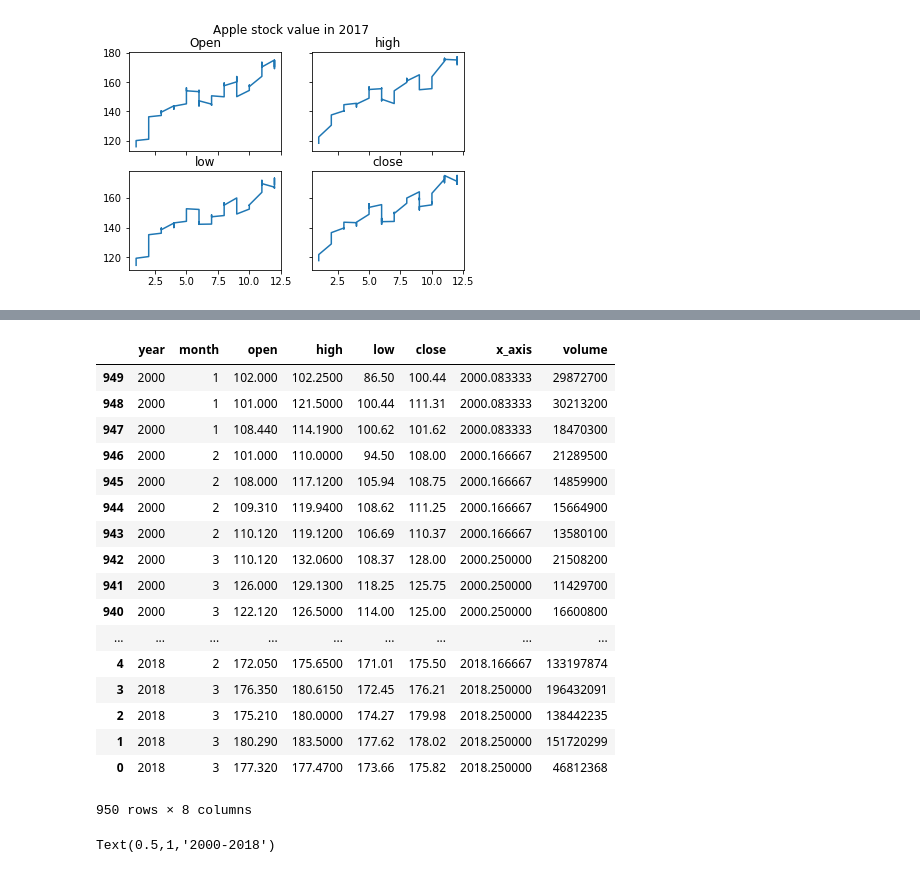
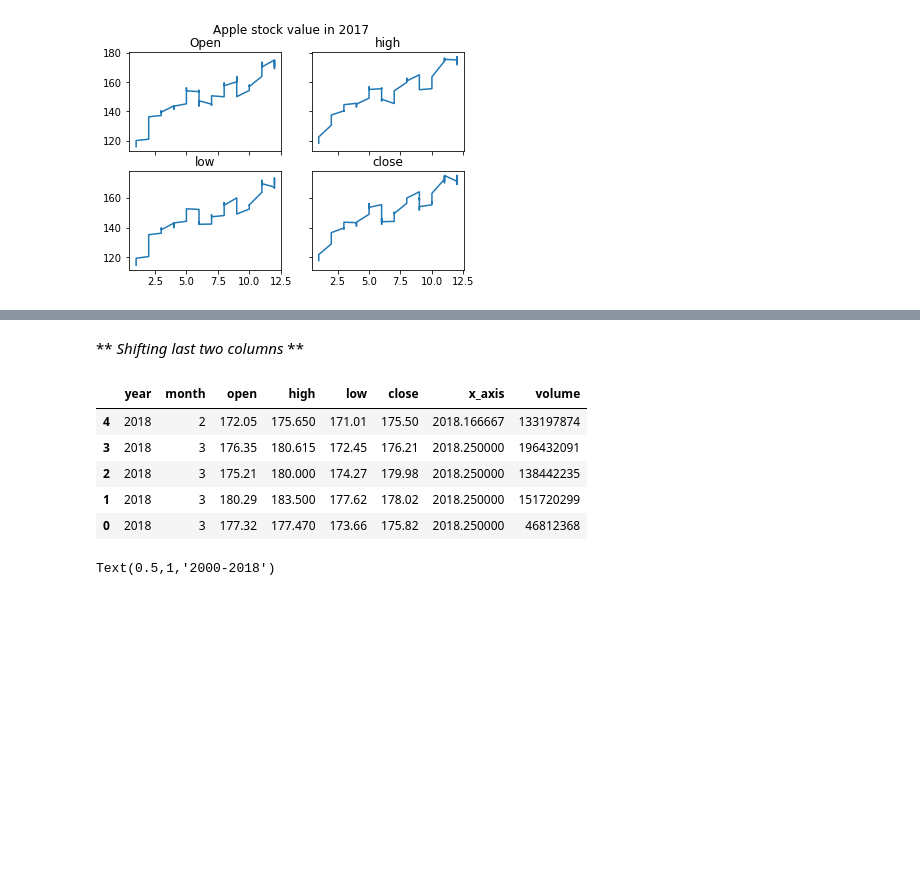
Before and after one commit to abhiWriteCode/Small-Machine-Learning-Projects, a Jupyter notebook: Apple stock dataset/AppleCompanyStock.ipynb, the cells around one changed output, grey strips where cells are left out. Cells and saved outputs as stored; diff of their text form; code cells hidden in the pictures; blank space fills up the shorter version.

Commit message:
Apple stock dataset some tuning

```diff
--- a/Apple stock dataset/AppleCompanyStock.ipynb
+++ b/Apple stock dataset/AppleCompanyStock.ipynb
@@ -148,28 +101,18 @@ dataset
+# %% [markdown]
+** *Shifting last two columns* **
 # %%
 temp_val = dataset['volume']
 del dataset['volume']
 dataset['volume'] = temp_val
 del temp_val
-dataset
+dataset.tail()
 # %% [output]
 |  | year | month | open | high | low | close | x_axis | volume |
-| 949 | 2000 | 1 | 102.000 | 102.2500 | 86.50 | 100.44 | 2000.083333 | 29872700 |
-| 948 | 2000 | 1 | 101.000 | 121.5000 | 100.44 | 111.31 | 2000.083333 | 30213200 |
-| 947 | 2000 | 1 | 108.440 | 114.1900 | 100.62 | 101.62 | 2000.083333 | 18470300 |
-| 946 | 2000 | 2 | 101.000 | 110.0000 | 94.50 | 108.00 | 2000.166667 | 21289500 |
-| 945 | 2000 | 2 | 108.000 | 117.1200 | 105.94 | 108.75 | 2000.166667 | 14859900 |
-| 944 | 2000 | 2 | 109.310 | 119.9400 | 108.62 | 111.25 | 2000.166667 | 15664900 |
-| 943 | 2000 | 2 | 110.120 | 119.1200 | 106.69 | 110.37 | 2000.166667 | 13580100 |
-| 942 | 2000 | 3 | 110.120 | 132.0600 | 108.37 | 128.00 | 2000.250000 | 21508200 |
-| 941 | 2000 | 3 | 126.000 | 129.1300 | 118.25 | 125.75 | 2000.250000 | 11429700 |
-| 940 | 2000 | 3 | 122.120 | 126.5000 | 114.00 | 125.00 | 2000.250000 | 16600800 |
-| ... | ... | ... | ... | ... | ... | ... | ... | ... |
-| 4 | 2018 | 2 | 172.050 | 175.6500 | 171.01 | 175.50 | 2018.166667 | 133197874 |
-| 3 | 2018 | 3 | 176.350 | 180.6150 | 172.45 | 176.21 | 2018.250000 | 196432091 |
-| 2 | 2018 | 3 | 175.210 | 180.0000 | 174.27 | 179.98 | 2018.250000 | 138442235 |
-| 1 | 2018 | 3 | 180.290 | 183.5000 | 177.62 | 178.02 | 2018.250000 | 151720299 |
-| 0 | 2018 | 3 | 177.320 | 177.4700 | 173.66 | 175.82 | 2018.250000 | 46812368 |
+| 4 | 2018 | 2 | 172.05 | 175.650 | 171.01 | 175.50 | 2018.166667 | 133197874 |
+| 3 | 2018 | 3 | 176.35 | 180.615 | 172.45 | 176.21 | 2018.250000 | 196432091 |
+| 2 | 2018 | 3 | 175.21 | 180.000 | 174.27 | 179.98 | 2018.250000 | 138442235 |
+| 1 | 2018 | 3 | 180.29 | 183.500 | 177.62 | 178.02 | 2018.250000 | 151720299 |
+| 0 | 2018 | 3 | 177.32 | 177.470 | 173.66 | 175.82 | 2018.250000 | 46812368 |
-950 rows × 8 columns
 # %%
 dataset.iloc[:, 2:7].plot(kind='line', x='x_axis', figsize=(20,10))
 plt.grid(True)
```
Also changed, not shown: parts of 6 cells of this notebook.
